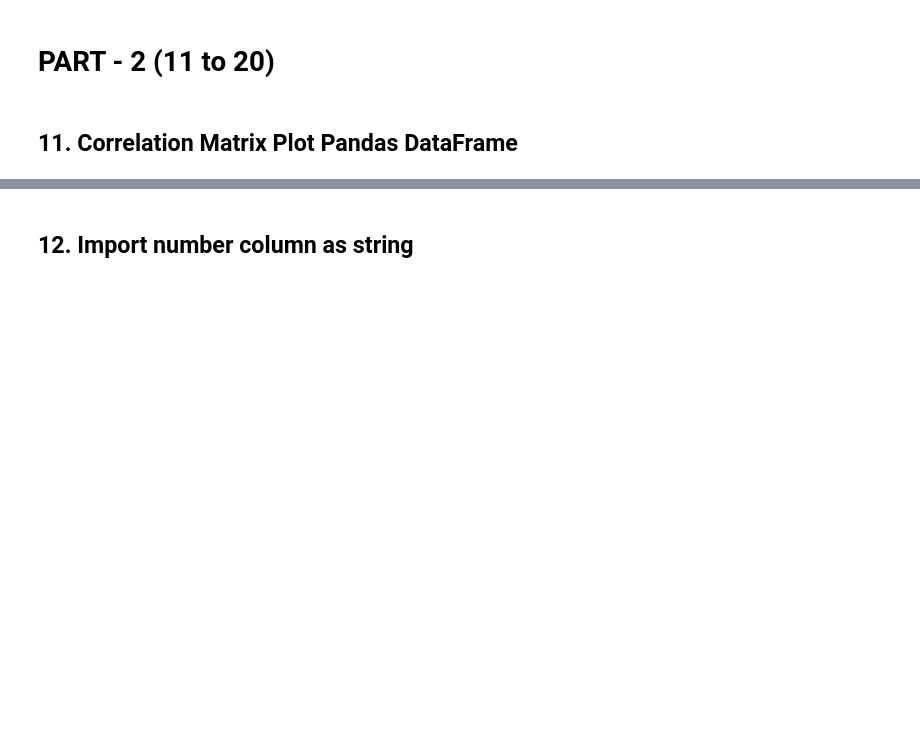
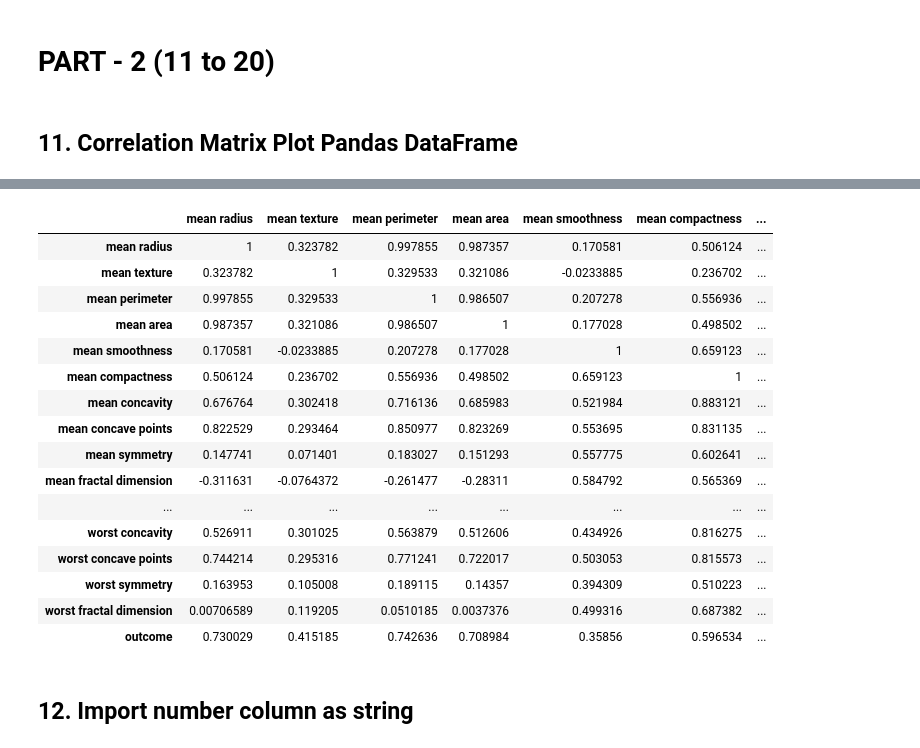
Before and after one commit to datamites/pandas, a Jupyter notebook: Pandas Tutorial - Top 40 Useful Tricks.ipynb, the cells around one changed output, grey strips where cells are left out. Cells and saved outputs as stored; diff of their text form; code cells hidden in the pictures; blank space fills up the shorter version.

```diff
--- a/Pandas Tutorial - Top 40 Useful Tricks.ipynb
+++ b/Pandas Tutorial - Top 40 Useful Tricks.ipynb
@@ -522,3 +523,6 @@ data.pivot_table(columns='orderyear',index="category",values=['profit'],aggfunc=
 # PART - 2 (11 to 20)
 # %% [markdown]
 ## 11.	Correlation Matrix Plot Pandas DataFrame
+# %%
+data = pd.read_csv(breast_cancer)
+data.head()
@@ -525,2 +536,22 @@ data.pivot_table(columns='orderyear',index="category",values=['profit'],aggfunc=
+# %%
+data.corr().style.background_gradient('coolwarm')
+# %% [output]
+|  | mean radius | mean texture | mean perimeter | mean area | mean smoothness | mean compactness | ... |
+| mean radius | 1 | 0.323782 | 0.997855 | 0.987357 | 0.170581 | 0.506124 | ... |
+| mean texture | 0.323782 | 1 | 0.329533 | 0.321086 | -0.0233885 | 0.236702 | ... |
+| mean perimeter | 0.997855 | 0.329533 | 1 | 0.986507 | 0.207278 | 0.556936 | ... |
+| mean area | 0.987357 | 0.321086 | 0.986507 | 1 | 0.177028 | 0.498502 | ... |
+| mean smoothness | 0.170581 | -0.0233885 | 0.207278 | 0.177028 | 1 | 0.659123 | ... |
+| mean compactness | 0.506124 | 0.236702 | 0.556936 | 0.498502 | 0.659123 | 1 | ... |
+| mean concavity | 0.676764 | 0.302418 | 0.716136 | 0.685983 | 0.521984 | 0.883121 | ... |
+| mean concave points | 0.822529 | 0.293464 | 0.850977 | 0.823269 | 0.553695 | 0.831135 | ... |
+| mean symmetry | 0.147741 | 0.071401 | 0.183027 | 0.151293 | 0.557775 | 0.602641 | ... |
+| mean fractal dimension | -0.311631 | -0.0764372 | -0.261477 | -0.28311 | 0.584792 | 0.565369 | ... |
+| ... | ... | ... | ... | ... | ... | ... | ... |
+| worst concavity | 0.526911 | 0.301025 | 0.563879 | 0.512606 | 0.434926 | 0.816275 | ... |
+| worst concave points | 0.744214 | 0.295316 | 0.771241 | 0.722017 | 0.503053 | 0.815573 | ... |
+| worst symmetry | 0.163953 | 0.105008 | 0.189115 | 0.14357 | 0.394309 | 0.510223 | ... |
+| worst fractal dimension | 0.00706589 | 0.119205 | 0.0510185 | 0.0037376 | 0.499316 | 0.687382 | ... |
+| outcome | 0.730029 | 0.415185 | 0.742636 | 0.708984 | 0.35856 | 0.596534 | ... |
 # %% [markdown]
 ## 12.	Import number column as string
```
Also changed, not shown: parts of 32 cells of this notebook.
